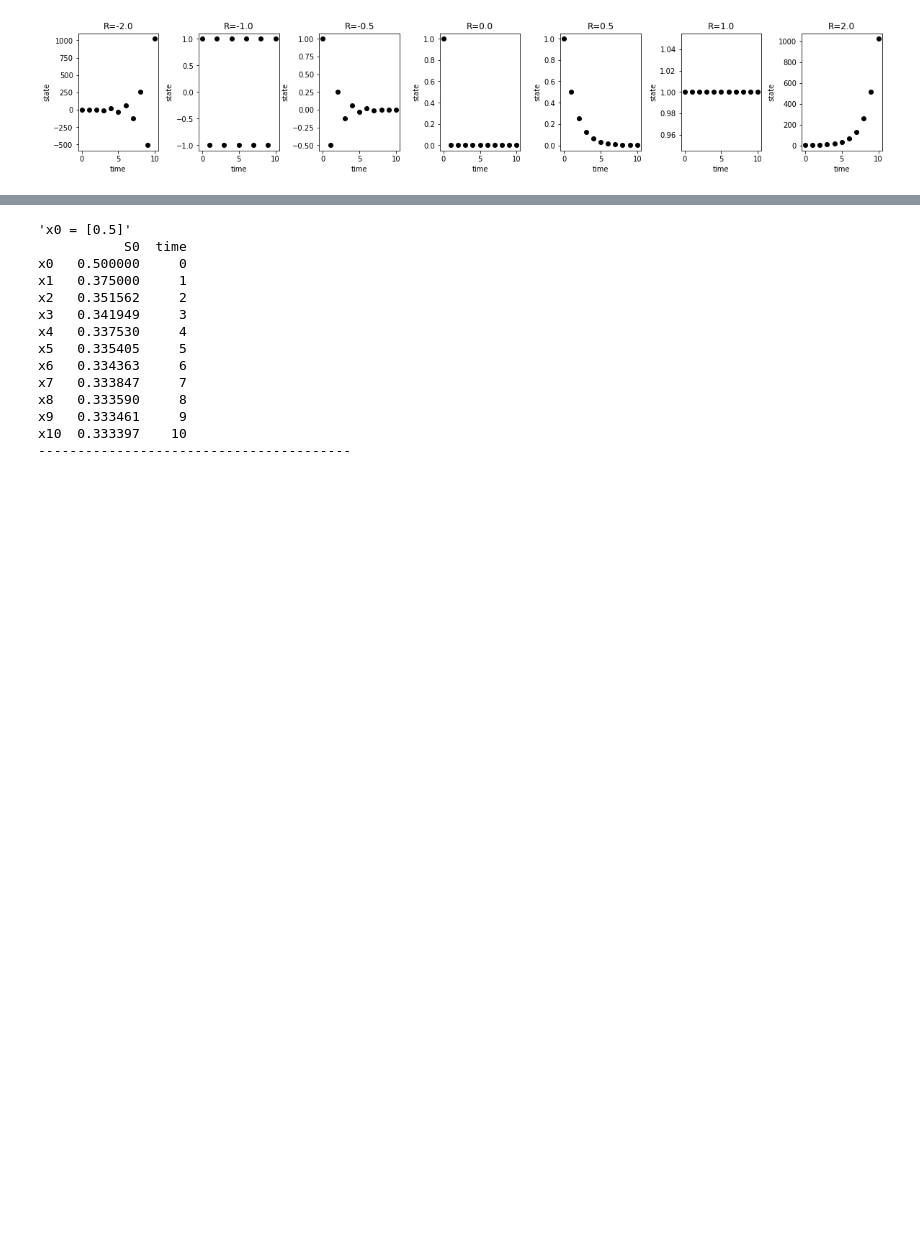
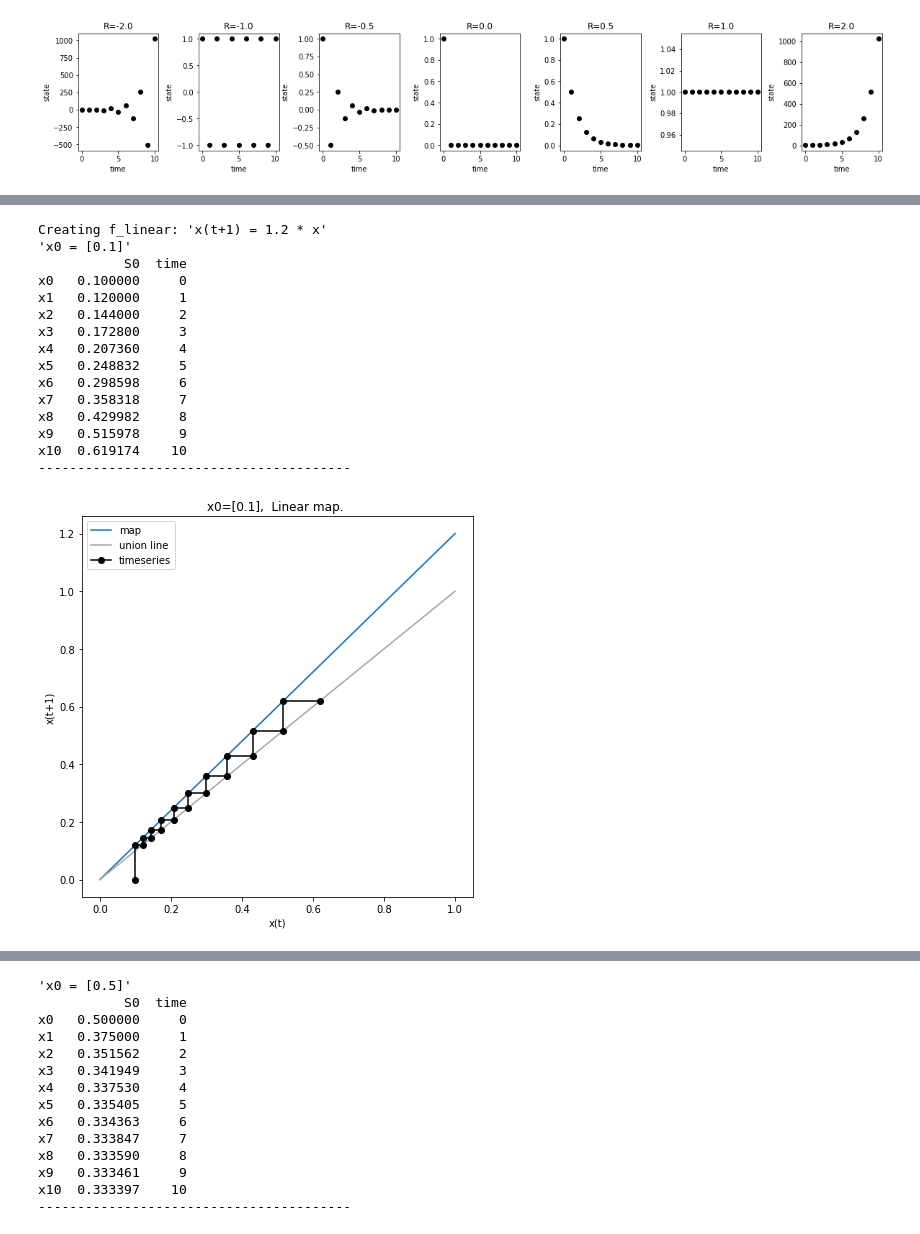
Before and after one commit to matthiaskoenig/mcp, a Jupyter notebook: docs/notebooks/03_maps.ipynb, the cells around one changed output, grey strips where cells are left out. Drawn from its saved outputs; the diff is of its cells as text; code cells hidden in the pictures; blank space fills up the shorter version.

```diff
--- a/docs/notebooks/03_maps.ipynb
+++ b/docs/notebooks/03_maps.ipynb
@@ -109,0 +164,53 @@ x10  1024.0    10
+# %%
+def web_plot(x0, f_rules, steps=10):
+    """Web plot for given map."""
+
+    # get time series values
+    df = map_simulate(x0, f_rules, steps=steps)
+    x_series = df.S0.values
+
+    xvec = np.linspace(0, max(1, max(x_series)), num=40)
+    f, ax = plt.subplots(nrows=1, ncols=1, figsize=(7, 7))
+    ax.plot(xvec, f_rules(xvec), label="map")   # plot map
+    ax.plot(xvec, xvec, color="darkgrey", label="union line")  # union line
+
+    x_web = []
+    y_web = []
+    for k in range(len(x_series)):
+        if k==0:
+            x_web.append(x_series[0])
+            y_web.append(0)
+        else:
+            x_web.append(x_series[k-1])
+            y_web.append(x_series[k])
+
+            x_web.append(x_series[k])
+            y_web.append(x_series[k])
+    ax.set_title(f"x0={x0}, {f_rules.__doc__}")
+    ax.plot(x_web, y_web, 'o-', color="black", label="timeseries")
+    ax.legend()
+    ax.set_xlabel("x(t)")
+    ax.set_ylabel("x(t+1)")
+
+    return f
+# %%
+f = web_plot(x0=np.array([0.1]), f_rules=f_linear_factory(R=1.2))
+plt.show()
+f.savefig("./images/web_plot_linear.png", dpi=150, bbox_inches="tight")
+# %% [output]
+Creating f_linear: 'x(t+1) = 1.2 * x'
+'x0 = [0.1]'
+           S0  time
+x0   0.100000     0
+x1   0.120000     1
+x2   0.144000     2
+x3   0.172800     3
+x4   0.207360     4
+x5   0.248832     5
+x6   0.298598     6
+x7   0.358318     7
+x8   0.429982     8
+x9   0.515978     9
+x10  0.619174    10
+----------------------------------------
+[figure, added]
```
Also changed, not shown: parts of 21 cells of this notebook, 18 other files.
